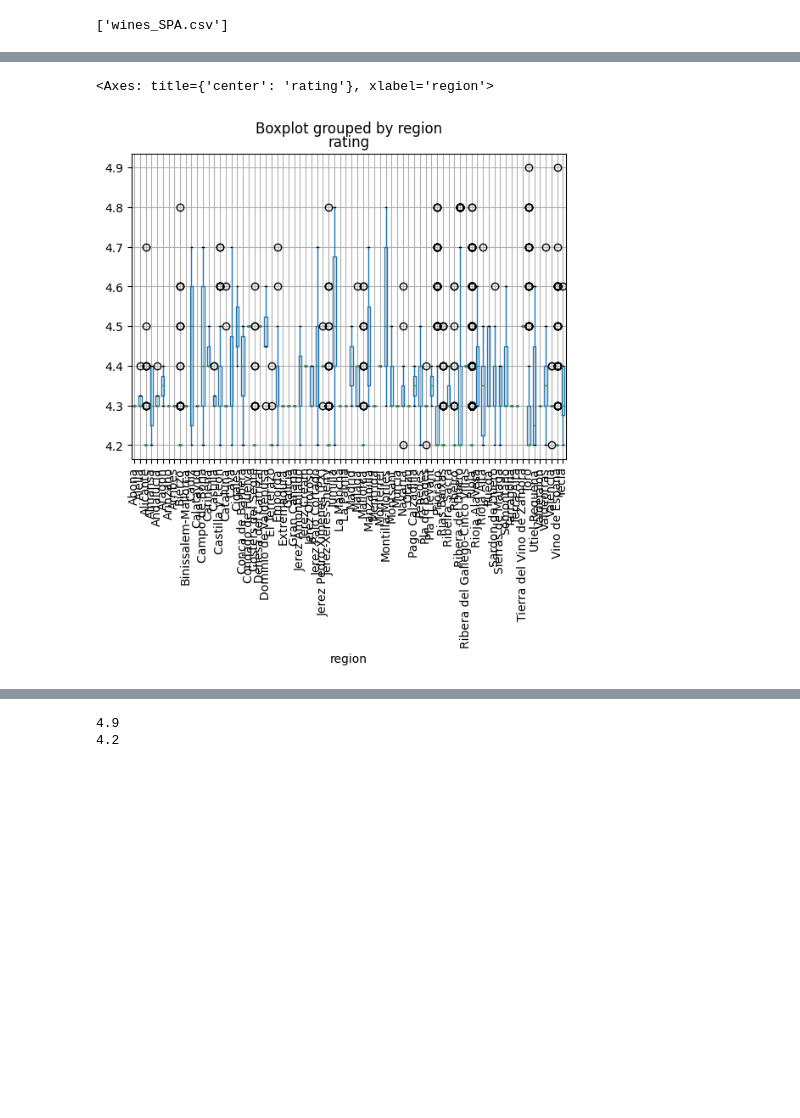
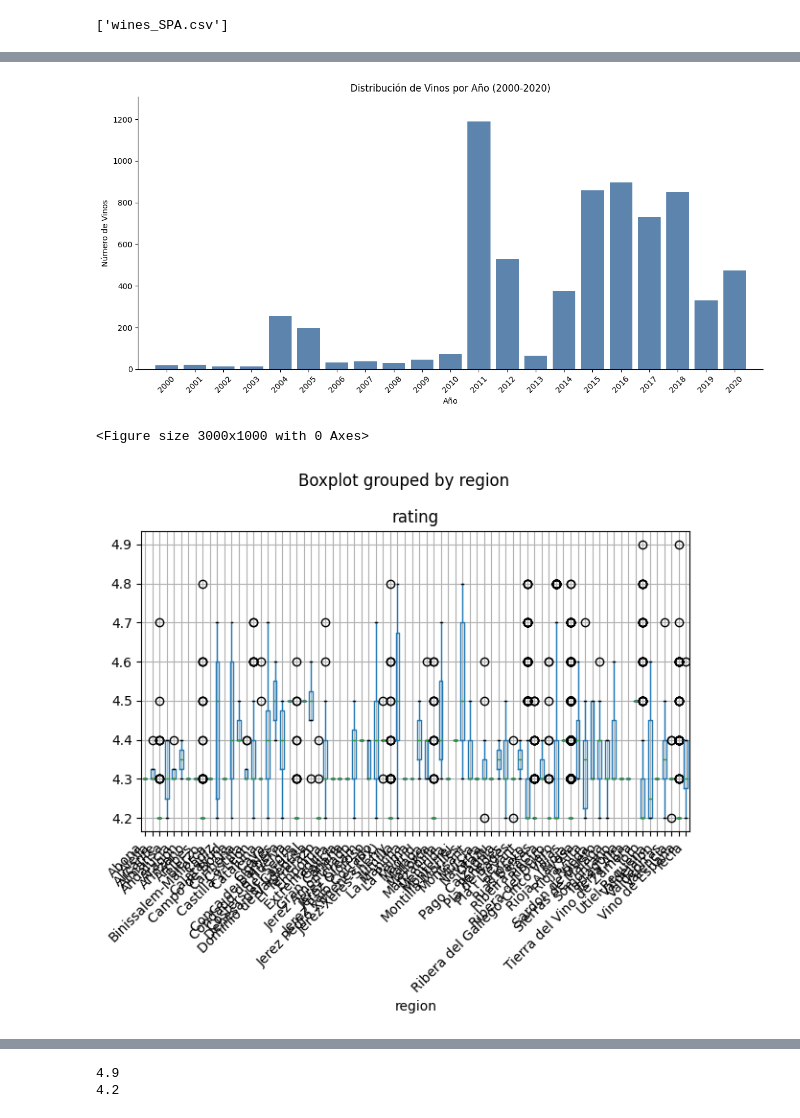
Before and after one commit to cristinaegus/Pandas_Python_IA, a Jupyter notebook: SpanishWinesKaggle.ipynb, the cells around one changed output, grey strips where cells are left out. Cells and saved outputs as stored; diff of their text form; code cells hidden in the pictures; blank space fills up the shorter version.

```diff
--- a/SpanishWinesKaggle.ipynb
+++ b/SpanishWinesKaggle.ipynb
@@ -72,9 +38,69 @@ plt.gca().spines[['top', 'right',]].set_visible(False)
-# %%
-# Crea un boxplot en funcion de la columna "region"
-df.boxplot(column="rating", by="region", rot=90)
-# %% [output]
-<Axes: title={'center': 'rating'}, xlabel='region'>
-[figure, removed]
+# %%
+from matplotlib import pyplot as plt
+import seaborn as sns
+import numpy as np
+
+if 'df' in globals():
+	# Agrupar por año y obtener los datos
+	year_counts = df.groupby('year').size()
+
+	# Convertir el índice a numérico, ignorando errores
+	year_numeric = pd.to_numeric(year_counts.index, errors='coerce')
+
+	# Filtrar años entre 2000 y 2020 y eliminar NaN
+	mask = (year_numeric >= 2000) & (year_numeric <= 2020)
+	filtered_years = year_counts[mask]
+
+	# Crear el gráfico
+	years = filtered_years.index
+	counts = filtered_years.values
+	y_pos = np.arange(len(years))
+
+	# Gráfico de barras con color personalizado
+	plt.figure(figsize=(12, 6))
+	plt.bar(y_pos, counts, color=(0.2, 0.4, 0.6, 0.8))
+
+	# Configurar etiquetas y límites
+	plt.xticks(y_pos, years, rotation=45)
+	plt.xlim(-1, len(years))  # Limitar el eje x
+	plt.ylim(0, max(counts) * 1.1)  # Limitar el eje y con un poco de margen
+
+	# Etiquetas y título
+	plt.xlabel('Año')
+	plt.ylabel('Número de Vinos')
+	plt.title('Distribución de Vinos por Año (2000-2020)')
+
+	# Remover bordes superior y derecho
+	plt.gca().spines[['top', 'right']].set_visible(False)
+
+	# Mostrar el gráfico
+	plt.tight_layout()
+	plt.show()
+else:
+	print("DataFrame 'df' is not defined. Please run the cell where 'df' is created.")
+# %% [output]
+[figure, added]
+# %%
+# Crea un boxplot en funcion de la columna "region"
+import matplotlib.pyplot as plt
+
+if 'df' in globals():
+	# Crear figura con mayor ancho para mejor legibilidad
+	plt.figure(figsize=(30, 10))
+	df.boxplot(column="rating", by="region", rot=100, fontsize=10)
+
+	# Ajustar el espaciado para que se lean mejor las etiquetas
+	plt.tight_layout()
+	plt.subplots_adjust(bottom=0.2)
+
+	# Mejorar la visualización de las etiquetas del eje x
+	plt.xticks(rotation=45, ha='right')
+	plt.show()
+else:
+	print("DataFrame 'df' is not defined. Please ejecuta la celda donde se crea 'df'.")
+# %% [output]
+<Figure size 3000x1000 with 0 Axes>
+[figure, added]
 # %%
 # leer solo los valores de rating
 rating = df["rating"]
```
Also changed, not shown: parts of 5 cells of this notebook, 6 other files.
